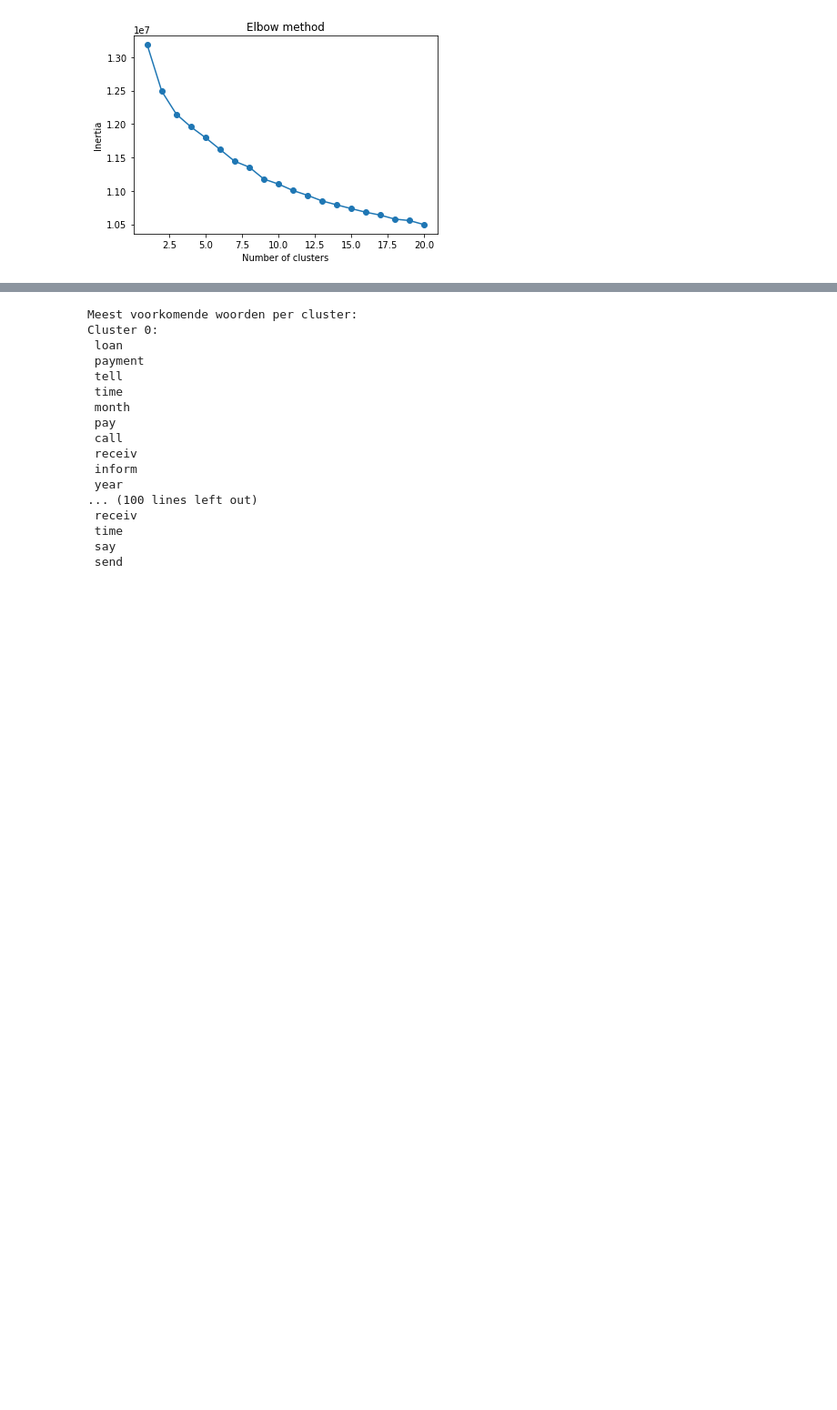
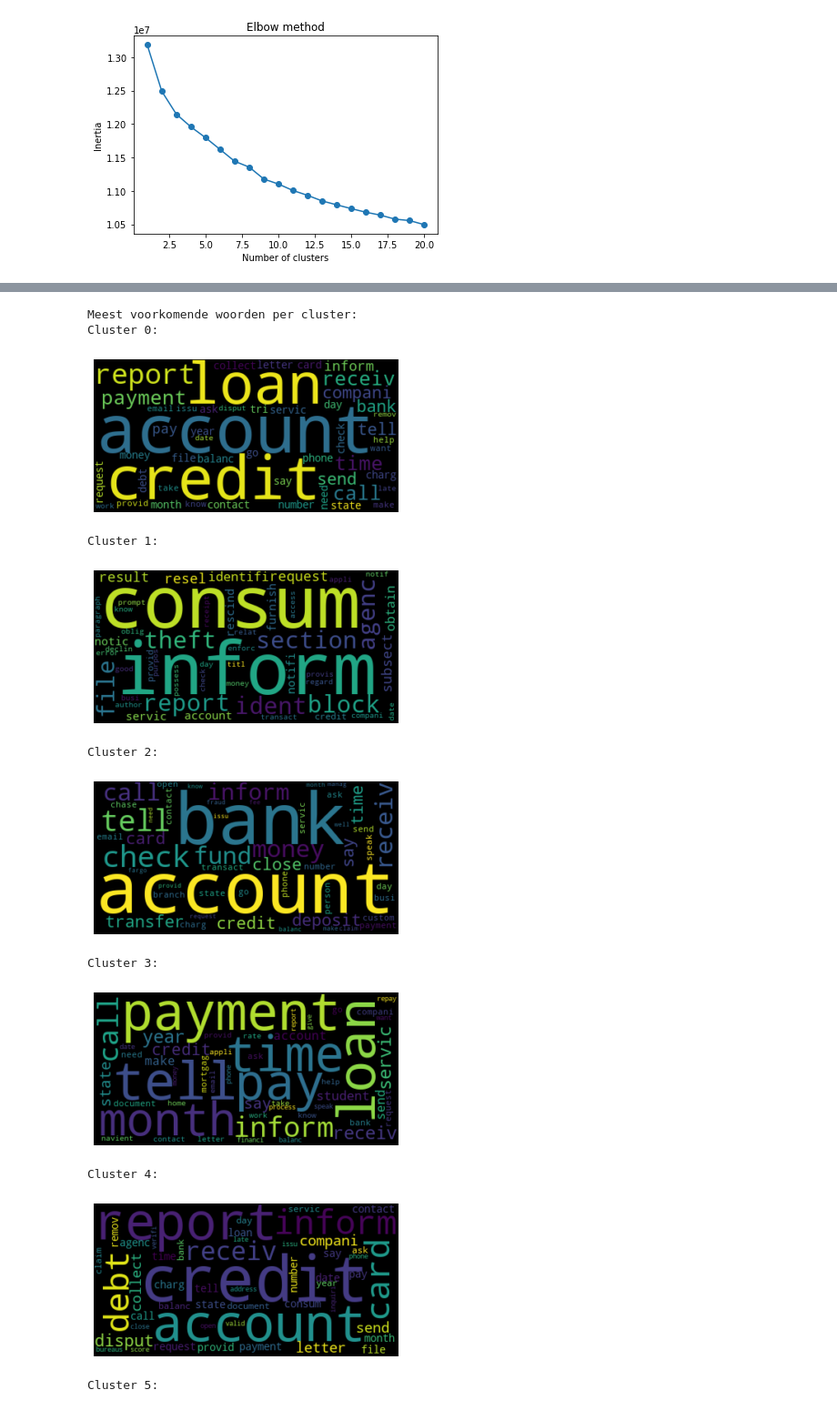
Before and after one commit to WouterStemgee/applied-machine-learning-consumer-complaints-database, a Jupyter notebook: sprint2_unsupervised-learning/sprint3_Thomas.ipynb, the cells around one changed output, grey strips where cells are left out. Shown at 91% size. Saved outputs shown, nothing was run; the diff lists cells and outputs as text; code cells hidden in the pictures; blank space fills up the shorter version.

```diff
--- a/sprint2_unsupervised-learning/sprint3_Thomas.ipynb
+++ b/sprint2_unsupervised-learning/sprint3_Thomas.ipynb
@@ -189,31 +200,29 @@ plt.show()
 # %%
-k = 9
-model = KMeans(n_clusters = k, n_jobs = -1)
-model.fit(X)
-
+from wordcloud import WordCloud
 print("Meest voorkomende woorden per cluster:")
 cluster_centers = model.cluster_centers_.argsort()[:, ::-1]
 terms = vectorizer.get_feature_names()
+counts = vectorizer.vocabulary_
 for i in range(k):
     print("Cluster %d:" % i)
-    for j in cluster_centers[i, :10]:
-        print(' %s' % terms[j])
-    print("\n")
+    most_frequent = [];
+    for j in cluster_centers[i, :50]:
+        most_frequent.append(terms[j])
+    text = " ".join(most_frequent)
+    wordcloud = WordCloud().generate(text)
+    plt.imshow(wordcloud, interpolation="bilinear")
+    plt.axis("off")
+    plt.show()
 # %% [output]
 Meest voorkomende woorden per cluster:
 Cluster 0:
- loan
- payment
- tell
- time
- month
- pay
- call
- receiv
- inform
- year
-... (100 lines left out)
- receiv
- time
- say
- send
+[figure, added]
+Cluster 1:
+[figure, added]
+Cluster 2:
+[figure, added]
+Cluster 3:
+[figure, added]
+Cluster 4:
+[figure, added]
+Cluster 5:
```
Also changed, not shown: parts of 7 cells of this notebook.
